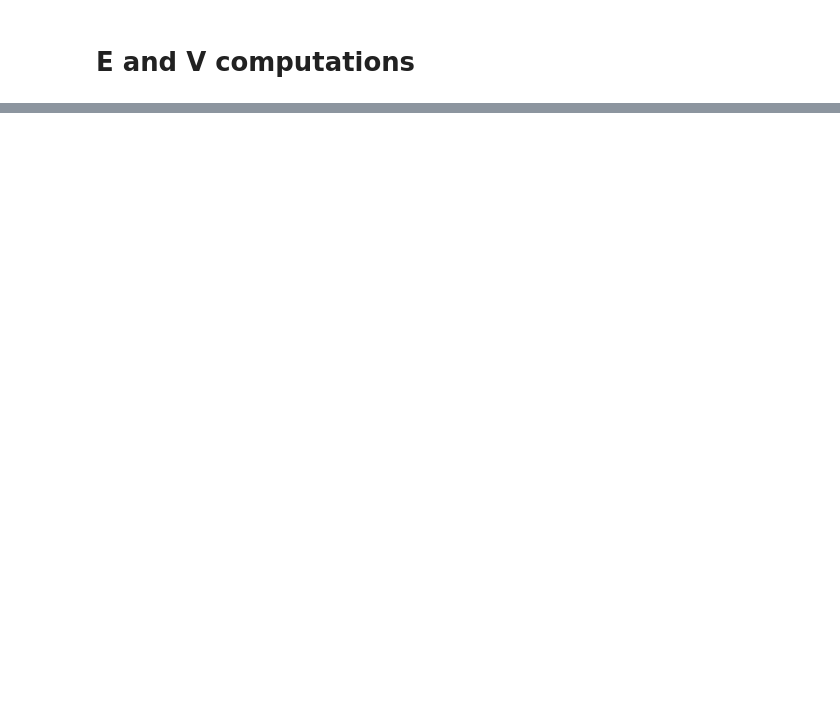
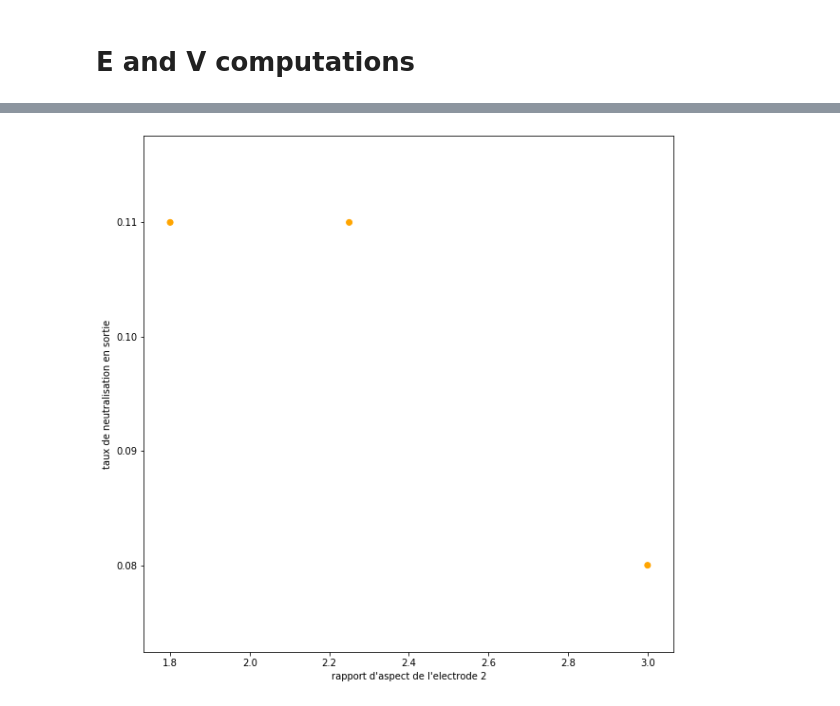
Before and after one commit to PaulCalot/neutralisation-faisceau-ions-negatifs-propulsion-satellite, a Jupyter notebook: V0.ipynb, the cells around one changed output, grey strips where cells are left out. Cells and saved outputs as stored; diff of their text form; code cells hidden in the pictures; blank space fills up the shorter version.

```diff
--- a/V0.ipynb
+++ b/V0.ipynb
@@ -122,0 +160,29 @@ plt.show()
+# %%
+liste_proba=[1]
+liste_l_1=[.005]
+liste_l_2=[.009,.013,.017,.021,.025,0.029,0.033,0.037]
+liste_L_1=[.0045]
+liste_L_2=[.003,.004,.005,.006,.007,.008,.009]
+liste_Phi_electrode1=[30]
+liste_Phi_electrode2=[300,100,500]
+# %%
+
+liste_param_testes=[]
+listes_pf=[]
+listes_alpha=[]
+listes_alpha_sigma=[]
+listes_V=[]
+listes_V_sigma=[]
+# %%
+"""with open("param_testes.txt", "rb") as fp:
+    liste_param_testes = pickle.load(fp)
+with open("pf.txt", "rb") as fp:
+    listes_pf = pickle.load(fp)
+with open("alpha.txt", "rb") as fp:
+    listes_alpha = pickle.load(fp)
+with open("alpha_sigma.txt", "rb") as fp:
+    listes_alpha_sigma = pickle.load(fp)
+with open("V.txt", "rb") as fp:
+    listes_V = pickle.load(fp)
+with open("V_sigma.txt", "rb") as fp:
+    listes_V_sigma = pickle.load(fp)"""
@@ -122,0 +334,17 @@ plt.show()
+# %%
+liste_couleur=[]
+for p in liste_param_testes:
+    if p[6]==300:
+        liste_couleur.append('orange')
+    elif p[6]==100:
+        liste_couleur.append('yellow')
+    else: #500
+        liste_couleur.append('red')
+# %%
+plt.figure(figsize=(10,10))
+plt.scatter(np.array(liste_param_testes)[:,2]/np.array(liste_param_testes)[:,4], np.array(listes_pf)[:,0], color=liste_couleur)
+plt.xlabel("rapport d'aspect de l'electrode 2")
+plt.ylabel("taux de neutralisation en sortie")
+plt.show()
+# %% [output]
+[figure, added]
```
Also changed, not shown: parts of 29 cells of this notebook, 2 other files.
